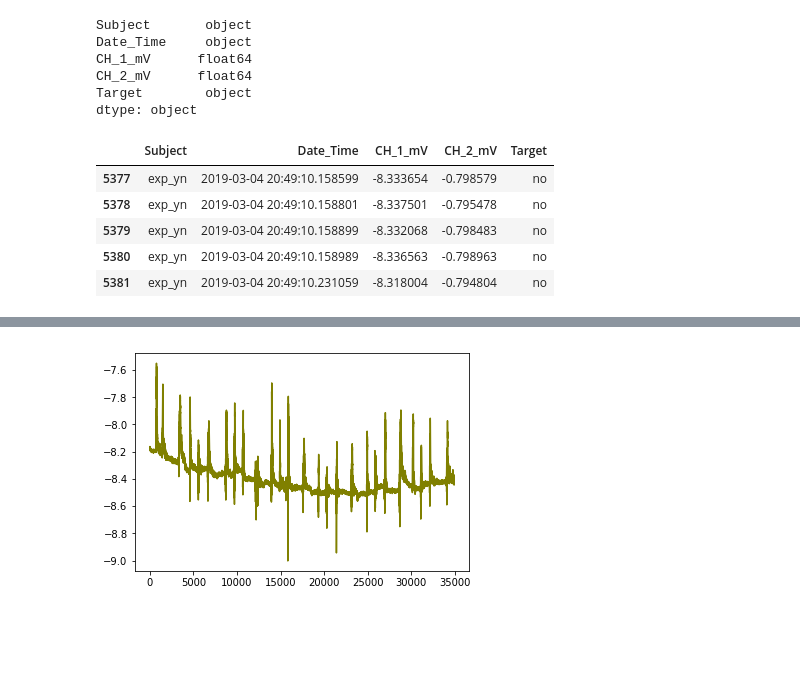
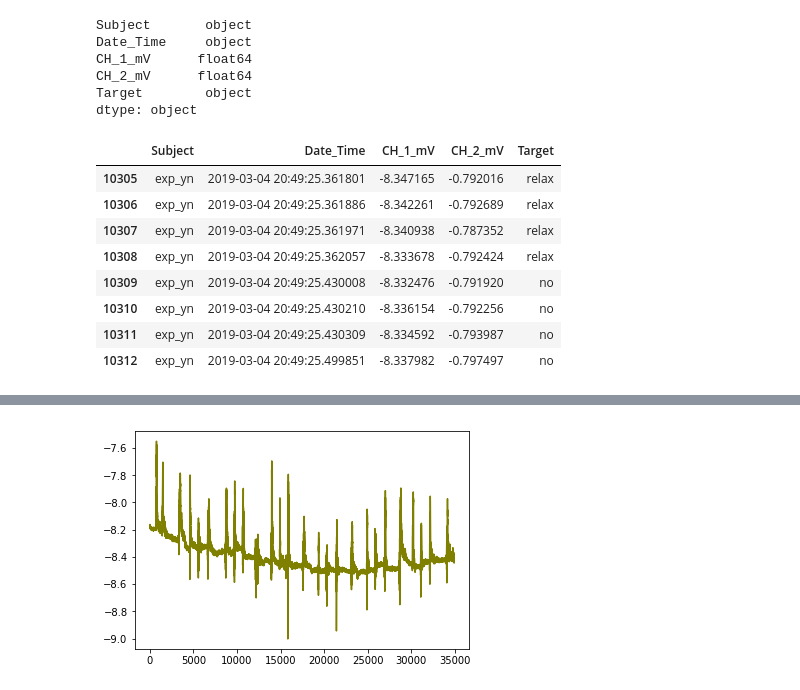
Before and after one commit to RoamEasy/emg-deep-learning, a Jupyter notebook: EMG_Analysis.ipynb, the cells around one changed output, grey strips where cells are left out. Saved outputs shown, nothing was run; the diff lists cells and outputs as text; code cells hidden in the pictures; blank space fills up the shorter version.

```diff
--- a/EMG_Analysis.ipynb
+++ b/EMG_Analysis.ipynb
@@ -13,15 +13,18 @@ CH_1_mV      float64
 CH_2_mV      float64
 Target        object
 dtype: object
-# %%
-data[5377:6401].head()
-# %% [output]
-|  | Subject | Date_Time | CH_1_mV | CH_2_mV | Target |
-| 5377 | exp_yn | 2019-03-04 20:49:10.158599 | -8.333654 | -0.798579 | no |
-| 5378 | exp_yn | 2019-03-04 20:49:10.158801 | -8.337501 | -0.795478 | no |
-| 5379 | exp_yn | 2019-03-04 20:49:10.158899 | -8.332068 | -0.798483 | no |
-| 5380 | exp_yn | 2019-03-04 20:49:10.158989 | -8.336563 | -0.798963 | no |
-| 5381 | exp_yn | 2019-03-04 20:49:10.231059 | -8.318004 | -0.794804 | no |
+# %%
+data[10305:10313]
+# %% [output]
+|  | Subject | Date_Time | CH_1_mV | CH_2_mV | Target |
+| 10305 | exp_yn | 2019-03-04 20:49:25.361801 | -8.347165 | -0.792016 | relax |
+| 10306 | exp_yn | 2019-03-04 20:49:25.361886 | -8.342261 | -0.792689 | relax |
+| 10307 | exp_yn | 2019-03-04 20:49:25.361971 | -8.340938 | -0.787352 | relax |
+| 10308 | exp_yn | 2019-03-04 20:49:25.362057 | -8.333678 | -0.792424 | relax |
+| 10309 | exp_yn | 2019-03-04 20:49:25.430008 | -8.332476 | -0.791920 | no |
+| 10310 | exp_yn | 2019-03-04 20:49:25.430210 | -8.336154 | -0.792256 | no |
+| 10311 | exp_yn | 2019-03-04 20:49:25.430309 | -8.334592 | -0.793987 | no |
+| 10312 | exp_yn | 2019-03-04 20:49:25.499851 | -8.337982 | -0.797497 | no |
 # %%
 import matplotlib.pyplot as plt
 import seaborn as sns
```
Also changed, not shown: parts of 6 cells of this notebook, 4 other files.
